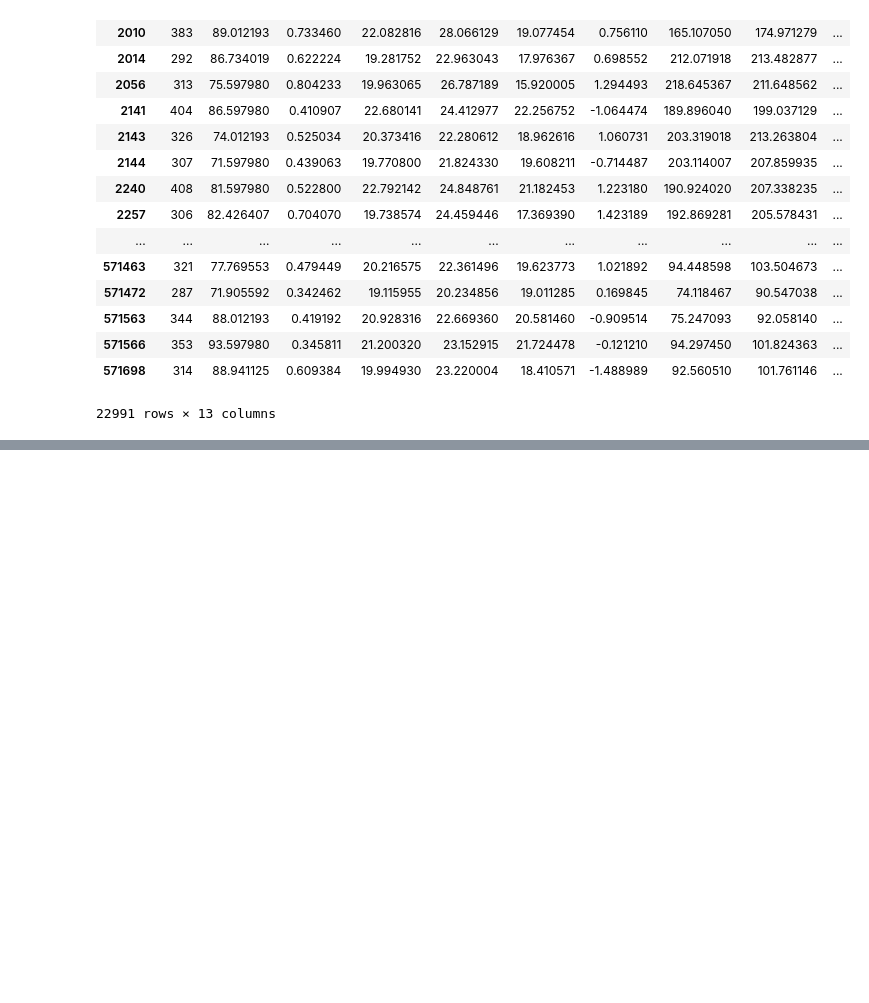
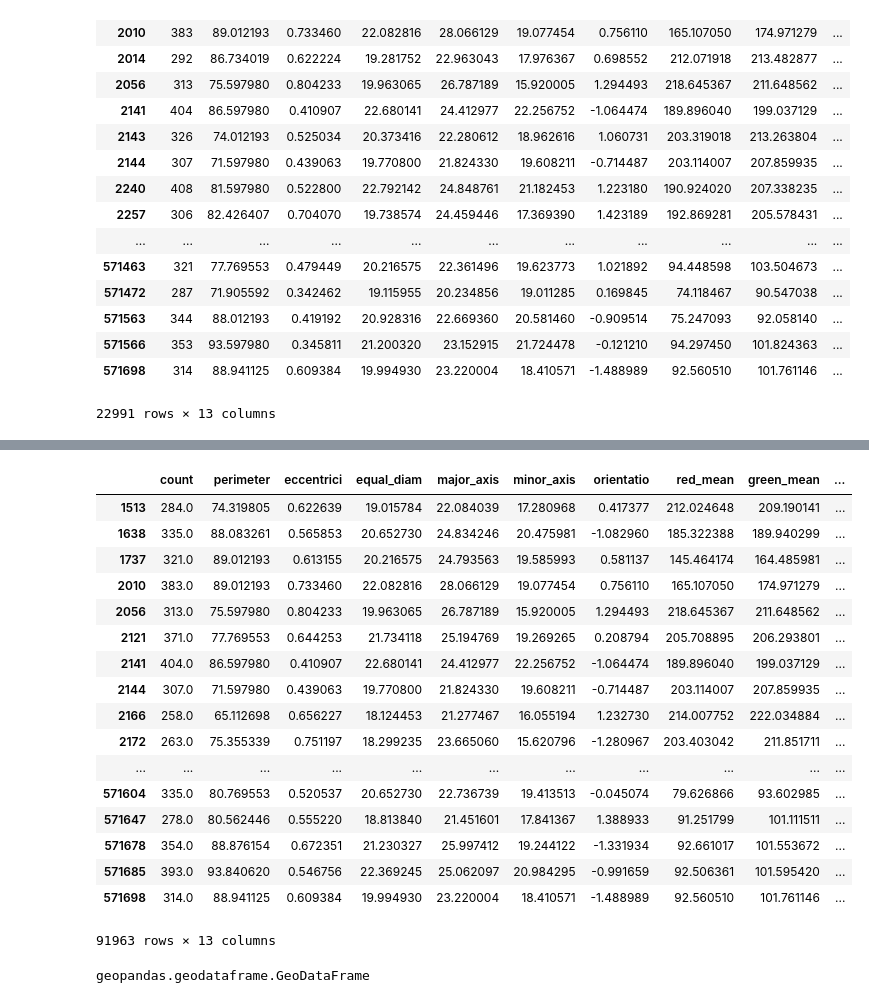
Before and after one commit to chikaj/guat_obia, a Jupyter notebook: guat_obia.ipynb, the cells around one changed output, grey strips where cells are left out. Saved outputs shown, nothing was run; the diff lists cells and outputs as text; code cells hidden in the pictures; blank space fills up the shorter version.

```diff
--- a/guat_obia.ipynb
+++ b/guat_obia.ipynb
@@ -97,0 +115,26 @@ new_model
+# %%
+import pandas as pd
+pd.concat([training_X, verification_X])
+# %% [output]
+|  | count | perimeter | eccentrici | equal_diam | major_axis | minor_axis | orientatio | red_mean | green_mean | ... |
+| 1513 | 284.0 | 74.319805 | 0.622639 | 19.015784 | 22.084039 | 17.280968 | 0.417377 | 212.024648 | 209.190141 | ... |
+| 1638 | 335.0 | 88.083261 | 0.565853 | 20.652730 | 24.834246 | 20.475981 | -1.082960 | 185.322388 | 189.940299 | ... |
+| 1737 | 321.0 | 89.012193 | 0.613155 | 20.216575 | 24.793563 | 19.585993 | 0.581137 | 145.464174 | 164.485981 | ... |
+| 2010 | 383.0 | 89.012193 | 0.733460 | 22.082816 | 28.066129 | 19.077454 | 0.756110 | 165.107050 | 174.971279 | ... |
+| 2056 | 313.0 | 75.597980 | 0.804233 | 19.963065 | 26.787189 | 15.920005 | 1.294493 | 218.645367 | 211.648562 | ... |
+| 2121 | 371.0 | 77.769553 | 0.644253 | 21.734118 | 25.194769 | 19.269265 | 0.208794 | 205.708895 | 206.293801 | ... |
+| 2141 | 404.0 | 86.597980 | 0.410907 | 22.680141 | 24.412977 | 22.256752 | -1.064474 | 189.896040 | 199.037129 | ... |
+| 2144 | 307.0 | 71.597980 | 0.439063 | 19.770800 | 21.824330 | 19.608211 | -0.714487 | 203.114007 | 207.859935 | ... |
+| 2166 | 258.0 | 65.112698 | 0.656227 | 18.124453 | 21.277467 | 16.055194 | 1.232730 | 214.007752 | 222.034884 | ... |
+| 2172 | 263.0 | 75.355339 | 0.751197 | 18.299235 | 23.665060 | 15.620796 | -1.280967 | 203.403042 | 211.851711 | ... |
+| ... | ... | ... | ... | ... | ... | ... | ... | ... | ... | ... |
+| 571604 | 335.0 | 80.769553 | 0.520537 | 20.652730 | 22.736739 | 19.413513 | -0.045074 | 79.626866 | 93.602985 | ... |
+| 571647 | 278.0 | 80.562446 | 0.555220 | 18.813840 | 21.451601 | 17.841367 | 1.388933 | 91.251799 | 101.111511 | ... |
+| 571678 | 354.0 | 88.876154 | 0.672351 | 21.230327 | 25.997412 | 19.244122 | -1.331934 | 92.661017 | 101.553672 | ... |
+| 571685 | 393.0 | 93.840620 | 0.546756 | 22.369245 | 25.062097 | 20.984295 | -0.991659 | 92.506361 | 101.595420 | ... |
+| 571698 | 314.0 | 88.941125 | 0.609384 | 19.994930 | 23.220004 | 18.410571 | -1.488989 | 92.560510 | 101.761146 | ... |
+91963 rows × 13 columns
+# %%
+type(src)
+# %% [output]
+geopandas.geodataframe.GeoDataFrame
```
Also changed, not shown: parts of 6 cells of this notebook, 8 other files.
